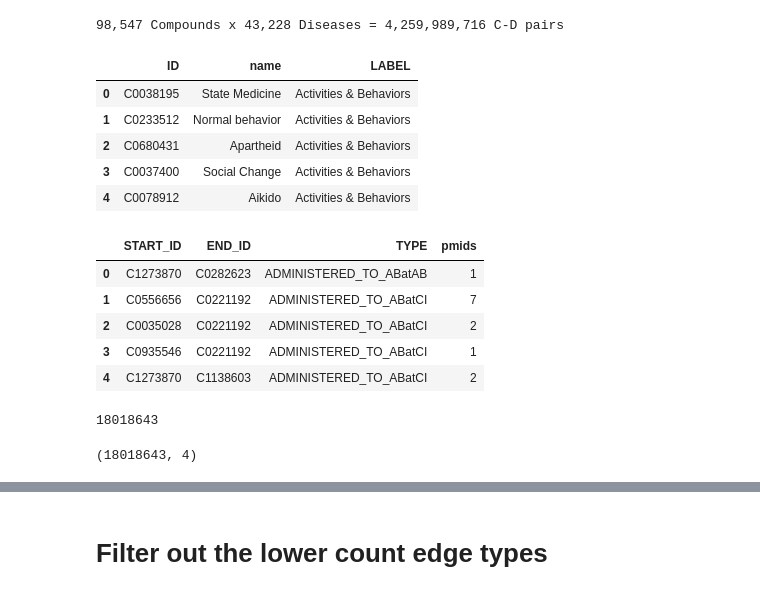
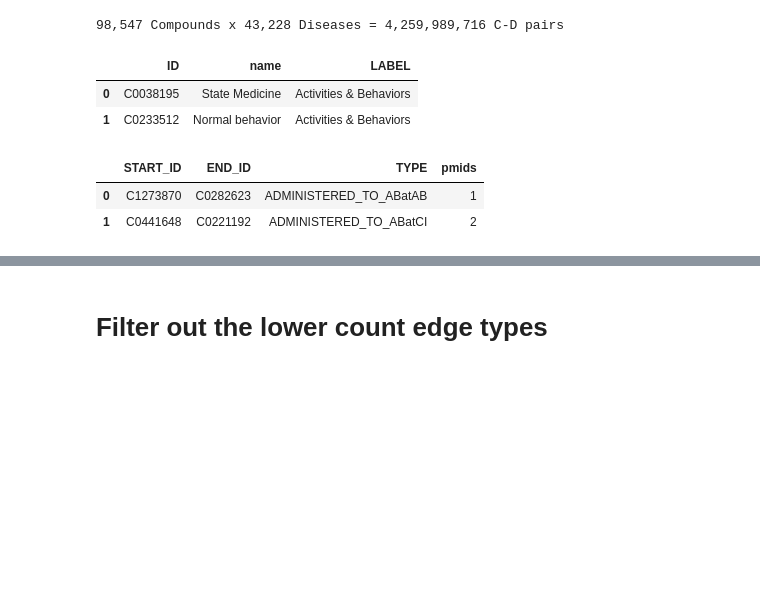
Before and after one commit to mmayers12/semmed, a Jupyter notebook: nbs/04-filtering_edges_with_low_counts.ipynb, the cells around one changed output, grey strips where cells are left out. Cells and saved outputs as stored; diff of their text form; code cells hidden in the pictures; blank space fills up the shorter version.

```diff
--- a/nbs/04-filtering_edges_with_low_counts.ipynb
+++ b/nbs/04-filtering_edges_with_low_counts.ipynb
@@ -11,8 +14,8 @@ nodes = pd.read_csv('../data/nodes_condesed.csv')
 edges = pd.read_csv('../data/edges_condesed.csv')
 
 # remove : character from column names to make them queryable
-nodes = nodes.rename(columns={':ID': 'ID', ':LABEL': 'LABEL'})
-edges = edges.rename(columns={':START_ID': 'START_ID', ':END_ID': 'END_ID', ':TYPE': 'TYPE'})
+nodes = gt.remove_colons(nodes)
+edges = gt.remove_colons(edges)
 # %%
 comps = (nodes['LABEL'] == 'Chemicals & Drugs').sum()
 diseases = (nodes['LABEL'] == 'Disorders').sum()
@@ -21,31 +24,17 @@ print('{:,} Compounds x {:,} Diseases = {:,} C-D pairs'.format(comps, diseases,
 # %% [output]
 98,547 Compounds x 43,228 Diseases = 4,259,989,716 C-D pairs
 # %%
-nodes.head()
+nodes.head(2)
 # %% [output]
 |  | ID | name | LABEL |
 | 0 | C0038195 | State Medicine | Activities & Behaviors |
 | 1 | C0233512 | Normal behavior | Activities & Behaviors |
-| 2 | C0680431 | Apartheid | Activities & Behaviors |
-| 3 | C0037400 | Social Change | Activities & Behaviors |
-| 4 | C0078912 | Aikido | Activities & Behaviors |
 # %%
-edges.head()
+edges.head(2)
 # %% [output]
 |  | START_ID | END_ID | TYPE | pmids |
 | 0 | C1273870 | C0282623 | ADMINISTERED_TO_ABatAB | 1 |
-| 1 | C0556656 | C0221192 | ADMINISTERED_TO_ABatCI | 7 |
-| 2 | C0035028 | C0221192 | ADMINISTERED_TO_ABatCI | 2 |
-| 3 | C0935546 | C0221192 | ADMINISTERED_TO_ABatCI | 1 |
-| 4 | C1273870 | C1138603 | ADMINISTERED_TO_ABatCI | 2 |
+| 1 | C0441648 | C0221192 | ADMINISTERED_TO_ABatCI | 2 |
-# %%
-print(edges.shape[0])
-edges = edges.drop_duplicates()
-edges = edges.dropna()
-edges.shape
-# %% [output]
-18018643
-(18018643, 4)
 # %%
 counts = edges["TYPE"].value_counts()
 counts
```
Also changed, not shown: parts of 31 cells of this notebook, 1 other file.
